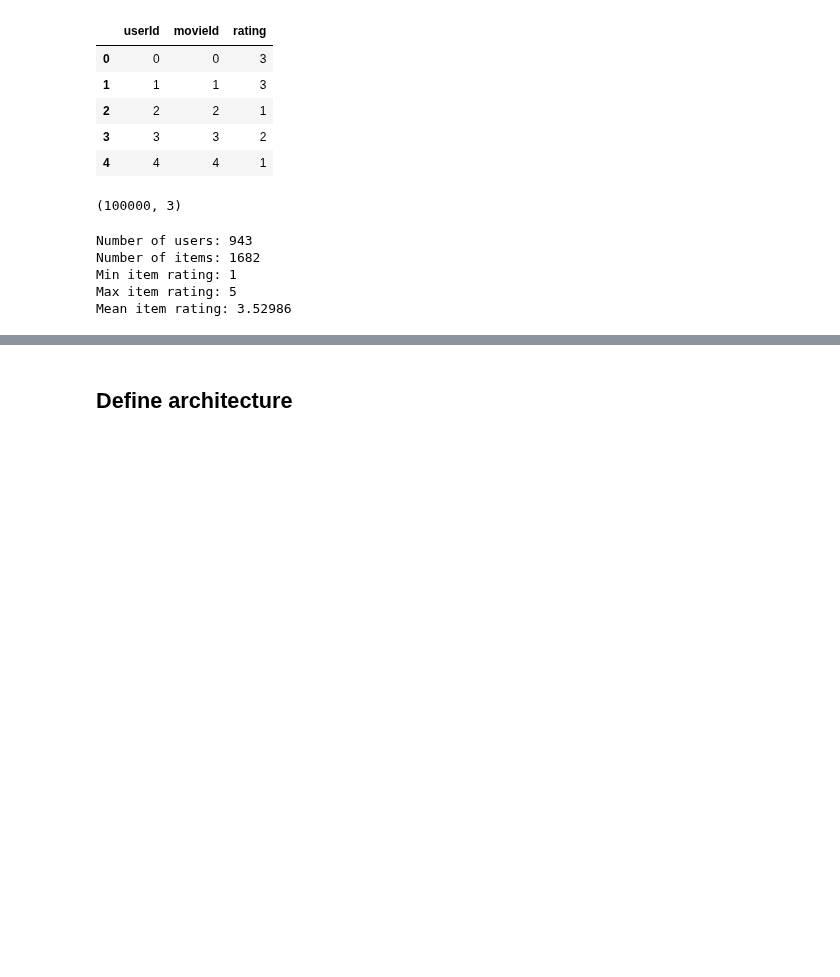
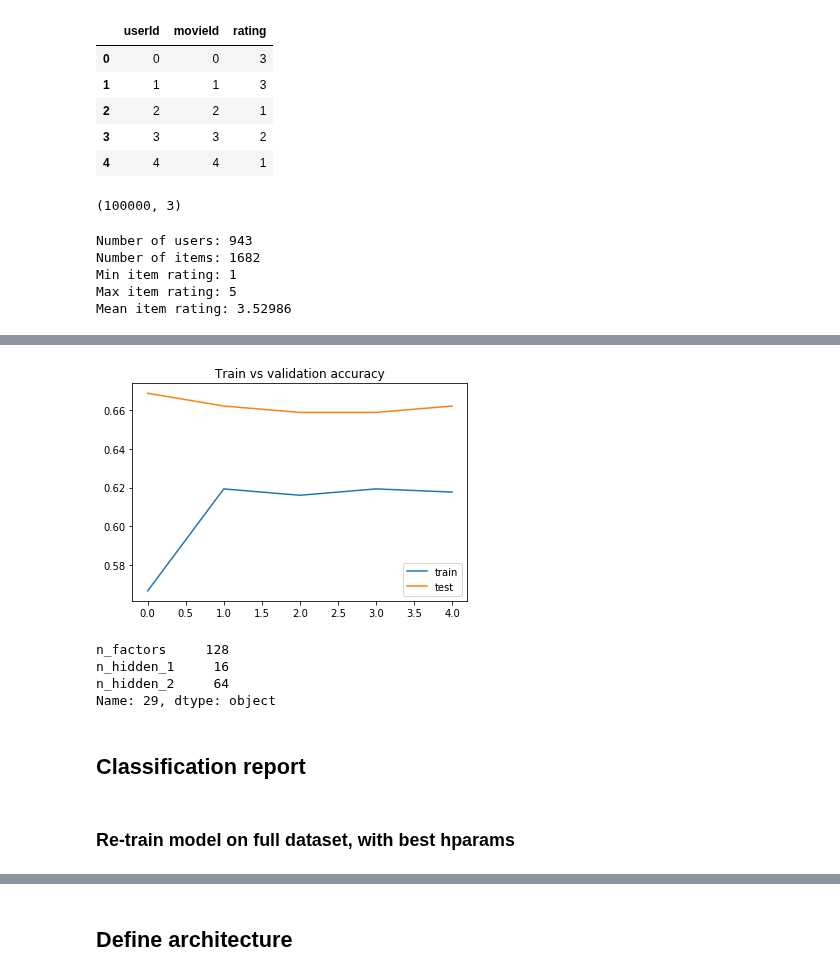
Before and after one commit to James-Leslie/deep-collaborative-filtering, a Jupyter notebook: tf-movielens100k.ipynb, the cells around one changed output, grey strips where cells are left out. Saved outputs shown, nothing was run; the diff lists cells and outputs as text; code cells hidden in the pictures; blank space fills up the shorter version.

```diff
--- a/tf-movielens100k.ipynb
+++ b/tf-movielens100k.ipynb
@@ -128,0 +346,19 @@ def get_baseline(df, train_index, test_index):
+# %%
+# train vs test accuracy
+plt.plot(grid_results.train_acc.values[0], label='train')
+plt.plot(grid_results.val_acc.values[0], label='test')
+plt.title('Train vs validation accuracy')
+plt.legend()
+plt.show()
+# %% [output]
+[figure, added]
+# %%
+best_rating_hparams = grid_results.iloc[0,:][['n_factors' ,'n_hidden_1', 'n_hidden_2']]
+best_rating_hparams
+# %% [output]
+n_factors     128
+n_hidden_1     16
+n_hidden_2     64
+Name: 29, dtype: object
+# %% [markdown]
+## Classification report
@@ -128,0 +367,2 @@ def get_baseline(df, train_index, test_index):
+# %% [markdown]
+### Re-train model on full dataset, with best hparams
```
Also changed, not shown: parts of 35 cells of this notebook, 1 other file.
